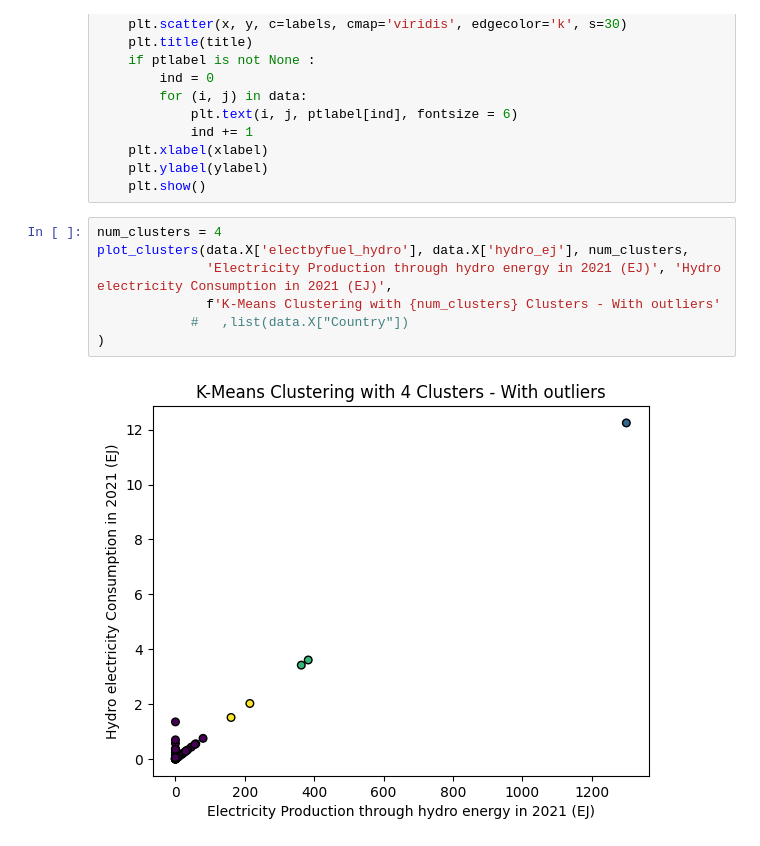
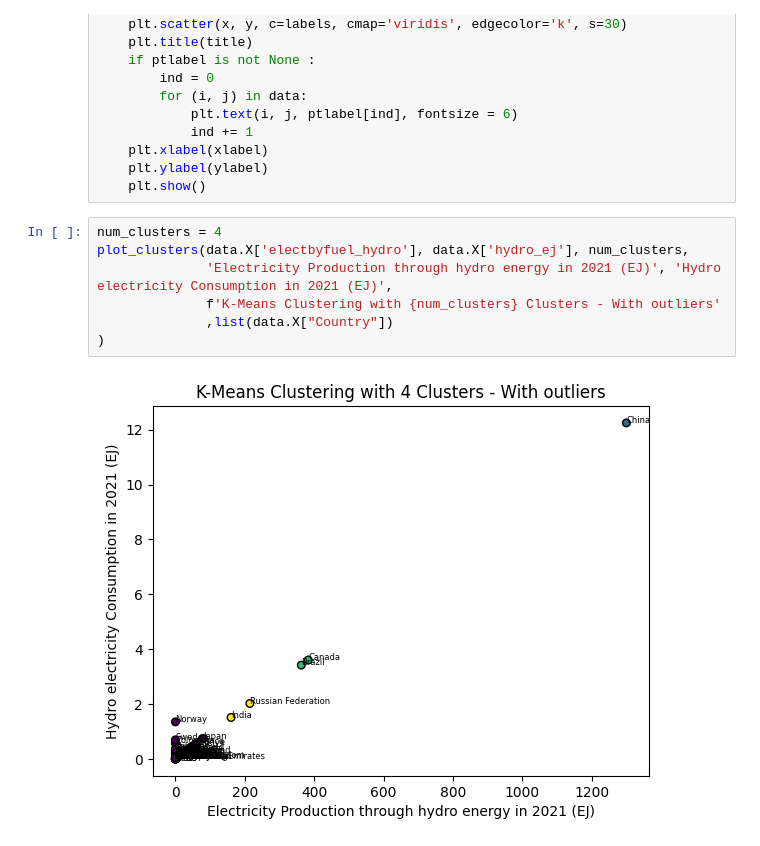
Before and after one commit to pixel-prophets/Assignment-3, a Jupyter notebook: Rohit/ren_clustering.ipynb, the cells around one changed output. Drawn from its saved outputs; the diff is of its cells as text.

```diff
--- a/Rohit/ren_clustering.ipynb
+++ b/Rohit/ren_clustering.ipynb
@@ -130,10 +130,10 @@ def plot_clusters(x, y, num_clusters, xlabel, ylabel, title, ptlabel = None):
 # %%
 num_clusters = 4
 plot_clusters(data.X['electbyfuel_hydro'], data.X['hydro_ej'], num_clusters,
               'Electricity Production through hydro energy in 2021 (EJ)', 'Hydro electricity Consumption in 2021 (EJ)',
               f'K-Means Clustering with {num_clusters} Clusters - With outliers'
-            #   ,list(data.X["Country"])
+              ,list(data.X["Country"])
 )
 # %% [output]
-[figure, old version]
+[figure, new version]
 # %%
```
Also changed, not shown: parts of 5 cells of this notebook.
